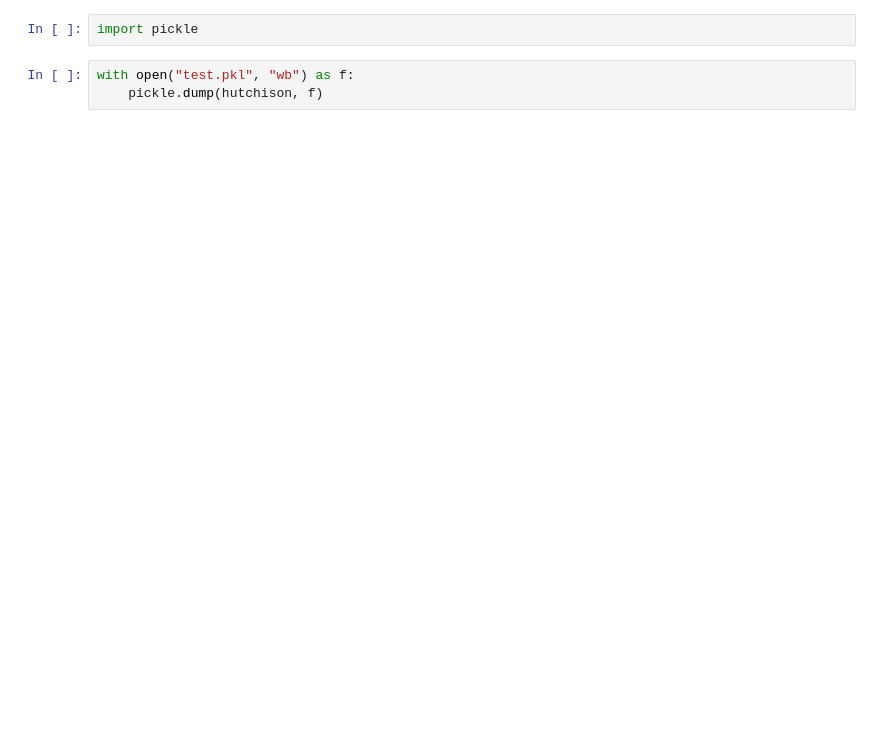
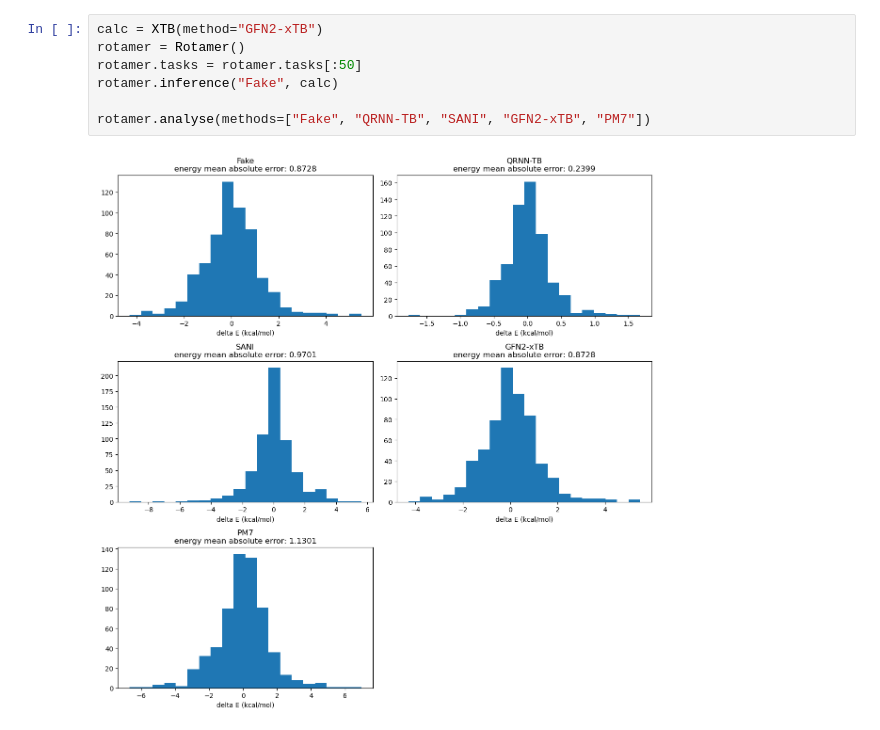
Before and after one commit to WangXinyan940/schrodinger-nnp-benchmark, a Jupyter notebook: test.ipynb, the cells around one changed output. Cells and saved outputs as stored; diff of their text form; blank space fills up the shorter version.

```diff
--- a/test.ipynb
+++ b/test.ipynb
@@ -68,5 +241,9 @@ WARNING: group size is 1
-# %%
-import pickle
-# %%
-with open("test.pkl", "wb") as f:
-    pickle.dump(hutchison, f)
+# %%
+calc = XTB(method="GFN2-xTB")
+rotamer = Rotamer()
+rotamer.tasks = rotamer.tasks[:50]
+rotamer.inference("Fake", calc)
+
+rotamer.analyse(methods=["Fake", "QRNN-TB", "SANI", "GFN2-xTB", "PM7"])
+# %% [output]
+[figure, added]
```
Also changed, not shown: parts of 7 cells of this notebook, 8 other files.
